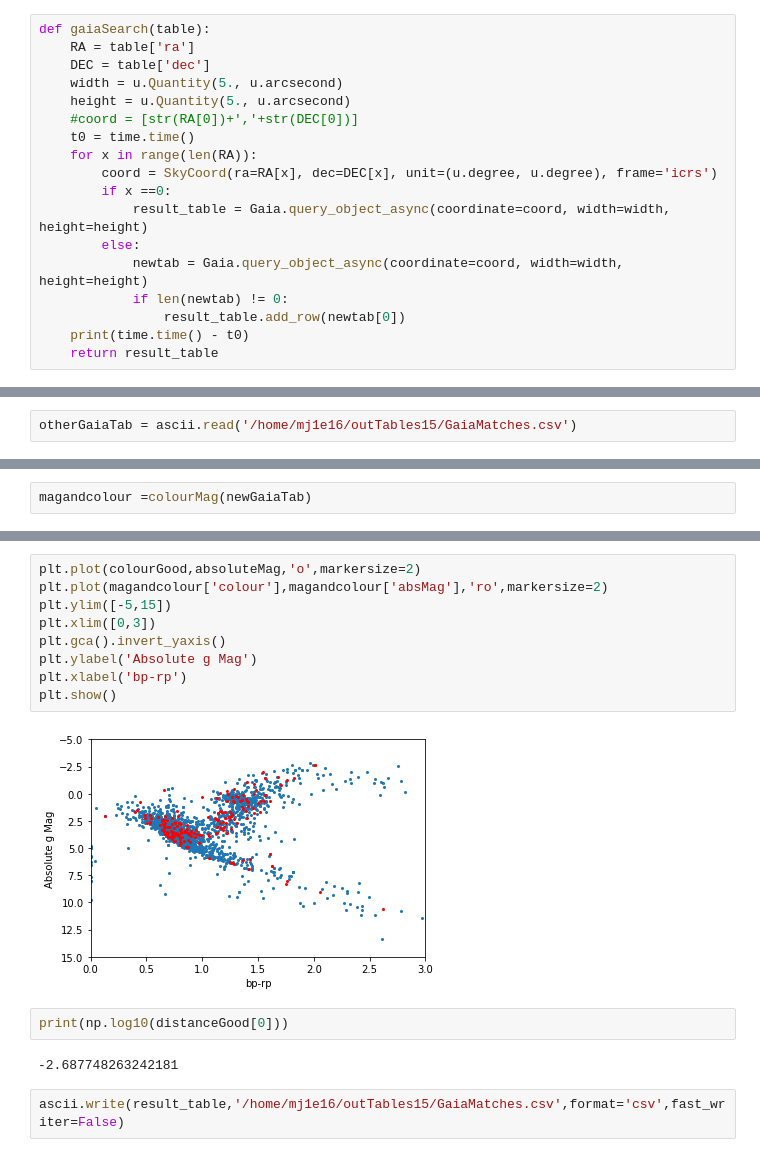
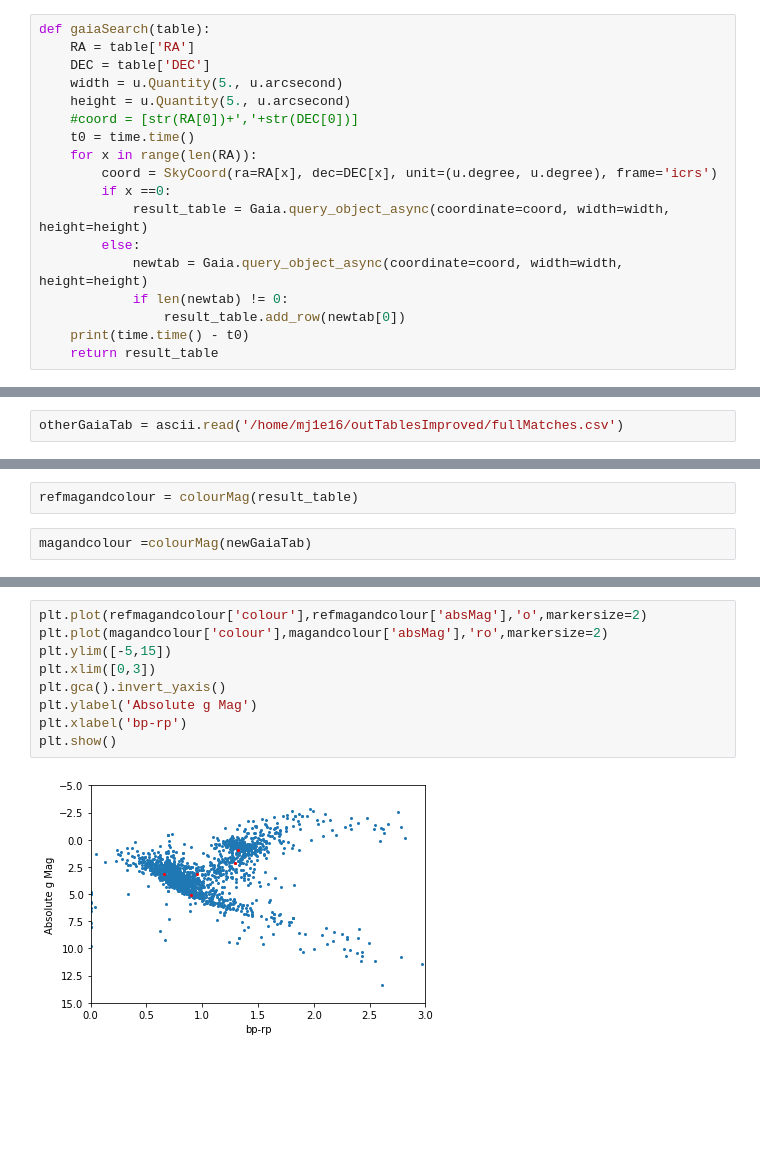
Before and after one commit to mj1e16lsst/keplerPhotometry, a Jupyter notebook: gaiaSearching.ipynb, the cells around one changed output, grey strips where cells are left out. Drawn from its saved outputs; the diff is of its cells as text; blank space fills up the shorter version.

```diff
--- a/gaiaSearching.ipynb
+++ b/gaiaSearching.ipynb
@@ -172,8 +173,8 @@ tabTot = ascii.read('/home/mj1e16/outTablesImproved/firsthalf.csv')
 # r.pprint()
 # %%
 def gaiaSearch(table):
-    RA = table['ra']
-    DEC = table['dec']
+    RA = table['RA']
+    DEC = table['DEC']
     width = u.Quantity(5., u.arcsecond)
     height = u.Quantity(5., u.arcsecond)
     #coord = [str(RA[0])+','+str(DEC[0])]
@@ -269,2 +240,2 @@ Query finished.
 # %%
-otherGaiaTab = ascii.read('/home/mj1e16/outTables15/GaiaMatches.csv')
+otherGaiaTab = ascii.read('/home/mj1e16/outTablesImproved/fullMatches.csv')
@@ -330,2 +265,4 @@ def colourMag(table):
+# %%
+refmagandcolour = colourMag(result_table)
 # %%
 magandcolour =colourMag(newGaiaTab)
@@ -362,17 +269,11 @@ absoluteMag = [mag - (5*(np.log10(dist)))  + 5 for mag,dist,ext in zip(gmagGood,
 # %%
-plt.plot(colourGood,absoluteMag,'o',markersize=2)
+plt.plot(refmagandcolour['colour'],refmagandcolour['absMag'],'o',markersize=2)
 plt.plot(magandcolour['colour'],magandcolour['absMag'],'ro',markersize=2)
 plt.ylim([-5,15])
 plt.xlim([0,3])
 plt.gca().invert_yaxis()
 plt.ylabel('Absolute g Mag')
 plt.xlabel('bp-rp')
 plt.show()
 # %% [output]
-[figure, old version]
+[figure, new version]
-# %%
-print(np.log10(distanceGood[0]))
-# %% [output]
--2.687748263242181
-# %%
-ascii.write(result_table,'/home/mj1e16/outTables15/GaiaMatches.csv',format='csv',fast_writer=False)
```
Also changed, not shown: parts of 44 cells of this notebook, 5 other files.
